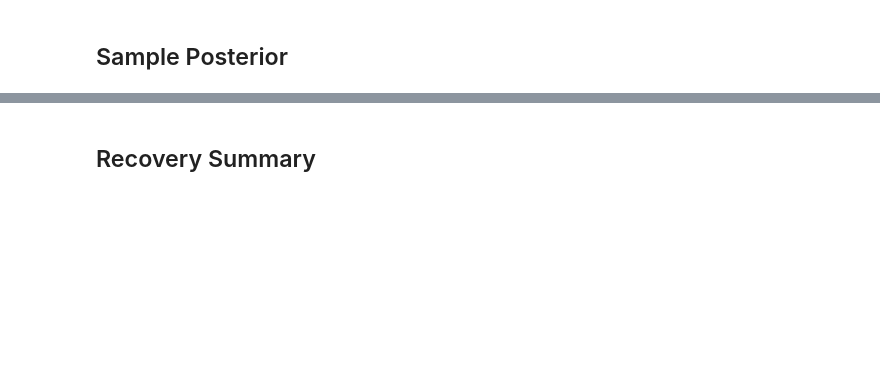
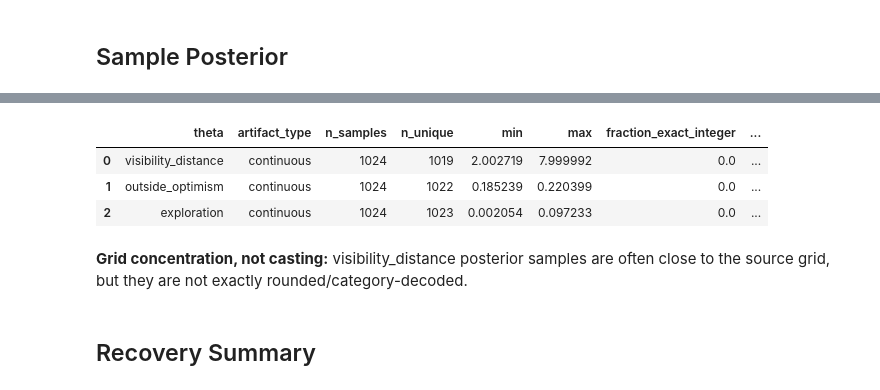
Before and after one commit to hdahmou/Network_creation, a Jupyter notebook: notebooks/posterior_parameter_recovery.ipynb, the cells around one changed output, grey strips where cells are left out. Drawn from its saved outputs; the diff is of its cells as text; code cells hidden in the pictures; blank space fills up the shorter version.

```diff
--- a/notebooks/posterior_parameter_recovery.ipynb
+++ b/notebooks/posterior_parameter_recovery.ipynb
@@ -323,3 +512,37 @@ display(
+# %%
+posterior_support_rows = posterior_sample_support_rows(
+    artifact,
+    posterior_samples,
+    source_config,
+)
+display(
+    pd.DataFrame(posterior_support_rows)
+    if pd is not None
+    else posterior_support_rows
+)
+grid_concentrated_rows = [
+    row
+    for row in posterior_support_rows
+    if row["artifact_type"] == "continuous"
+    and row["source_discrete_count"] is not None
+    and row["fraction_near_source_support"] > 0.05
+    and row["fraction_exact_integer"] < 0.95
+]
+if grid_concentrated_rows:
+    names = ", ".join(row["theta"] for row in grid_concentrated_rows)
+    display(
+        Markdown(
+            "**Grid concentration, not casting:** "
+            f"{names} posterior samples are often close to the source grid, "
+            "but they are not exactly rounded/category-decoded."
+        )
+    )
+# %% [output]
+|  | theta | artifact_type | n_samples | n_unique | min | max | fraction_exact_integer | ... |
+| 0 | visibility_distance | continuous | 1024 | 1019 | 2.002719 | 7.999992 | 0.0 | ... |
+| 1 | outside_optimism | continuous | 1024 | 1022 | 0.185239 | 0.220399 | 0.0 | ... |
+| 2 | exploration | continuous | 1024 | 1023 | 0.002054 | 0.097233 | 0.0 | ... |
+**Grid concentration, not casting:** visibility_distance posterior samples are often close to the source grid, but they are not exactly rounded/category-decoded.
 # %% [markdown]
 ## Recovery Summary
 # %%
```
Also changed, not shown: parts of 14 cells of this notebook, 49 other files.
